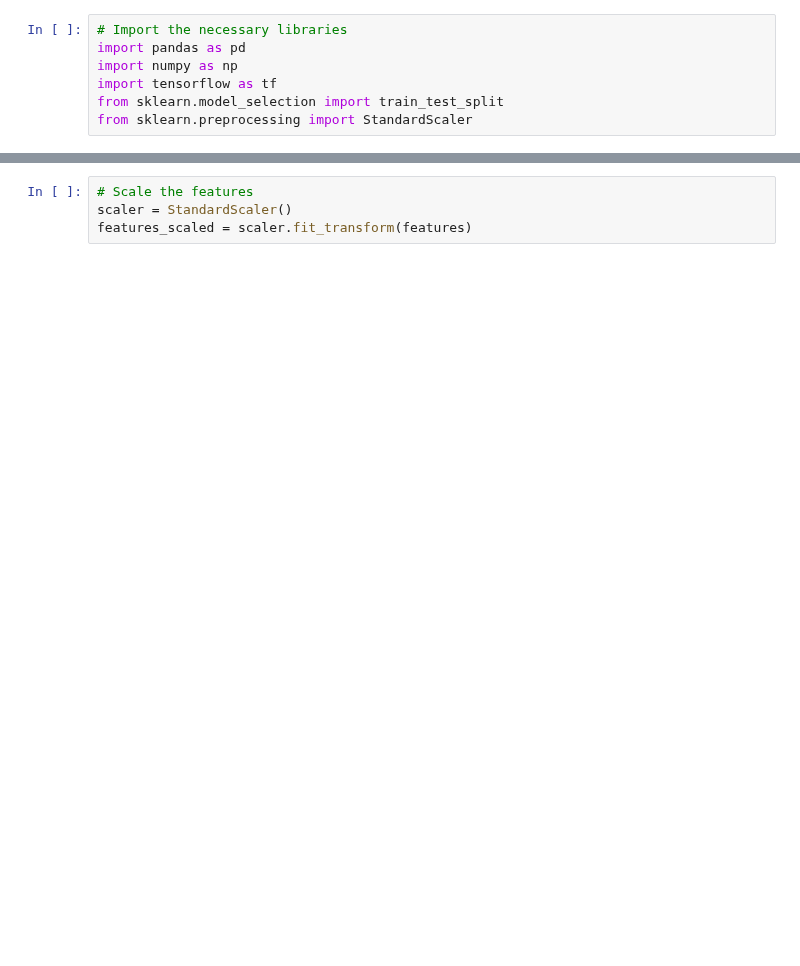
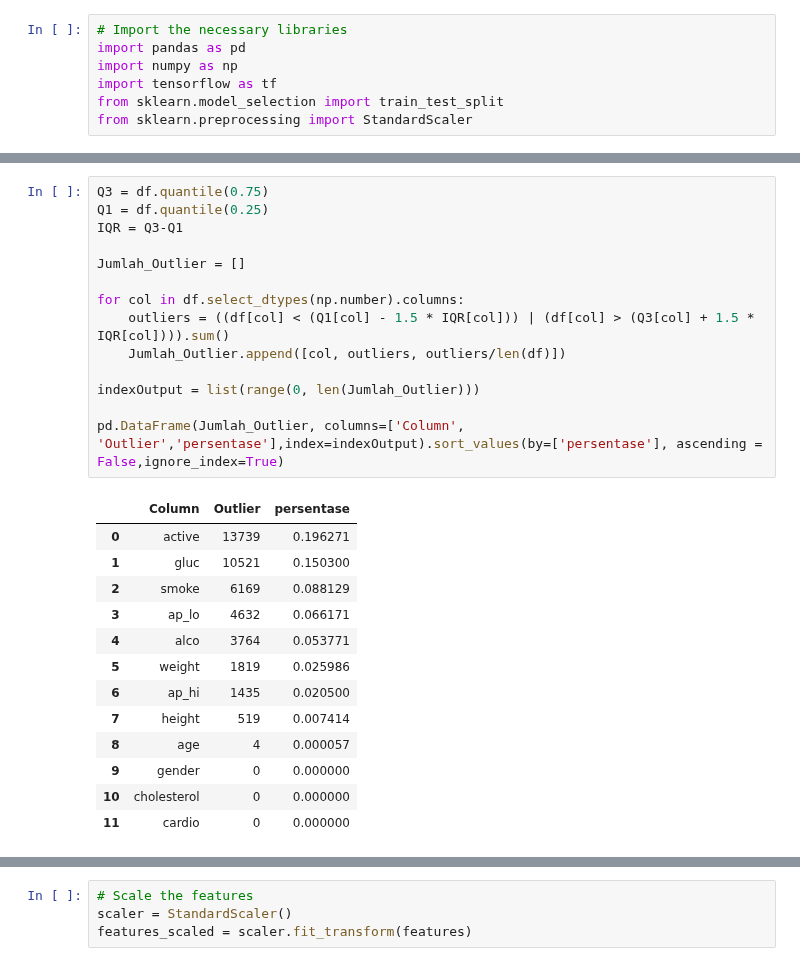
Before and after one commit to C23-PC718/Nutriast_ML, a Jupyter notebook: buildnewmodel.ipynb, the cells around one changed output, grey strips where cells are left out. Saved outputs shown, nothing was run; the diff lists cells and outputs as text; blank space fills up the shorter version.

```diff
--- a/buildnewmodel.ipynb
+++ b/buildnewmodel.ipynb
@@ -7,0 +53,28 @@ from sklearn.preprocessing import StandardScaler
+# %%
+Q3 = df.quantile(0.75)
+Q1 = df.quantile(0.25)
+IQR = Q3-Q1
+
+Jumlah_Outlier = []
+
+for col in df.select_dtypes(np.number).columns:
+    outliers = ((df[col] < (Q1[col] - 1.5 * IQR[col])) | (df[col] > (Q3[col] + 1.5 * IQR[col]))).sum()
+    Jumlah_Outlier.append([col, outliers, outliers/len(df)])
+
+indexOutput = list(range(0, len(Jumlah_Outlier)))
+
+pd.DataFrame(Jumlah_Outlier, columns=['Column', 'Outlier','persentase'],index=indexOutput).sort_values(by=['persentase'], ascending = False,ignore_index=True)
+# %% [output]
+|  | Column | Outlier | persentase |
+| 0 | active | 13739 | 0.196271 |
+| 1 | gluc | 10521 | 0.150300 |
+| 2 | smoke | 6169 | 0.088129 |
+| 3 | ap_lo | 4632 | 0.066171 |
+| 4 | alco | 3764 | 0.053771 |
+| 5 | weight | 1819 | 0.025986 |
+| 6 | ap_hi | 1435 | 0.020500 |
+| 7 | height | 519 | 0.007414 |
+| 8 | age | 4 | 0.000057 |
+| 9 | gender | 0 | 0.000000 |
+| 10 | cholesterol | 0 | 0.000000 |
+| 11 | cardio | 0 | 0.000000 |
```
Also changed, not shown: parts of 11 cells of this notebook.
